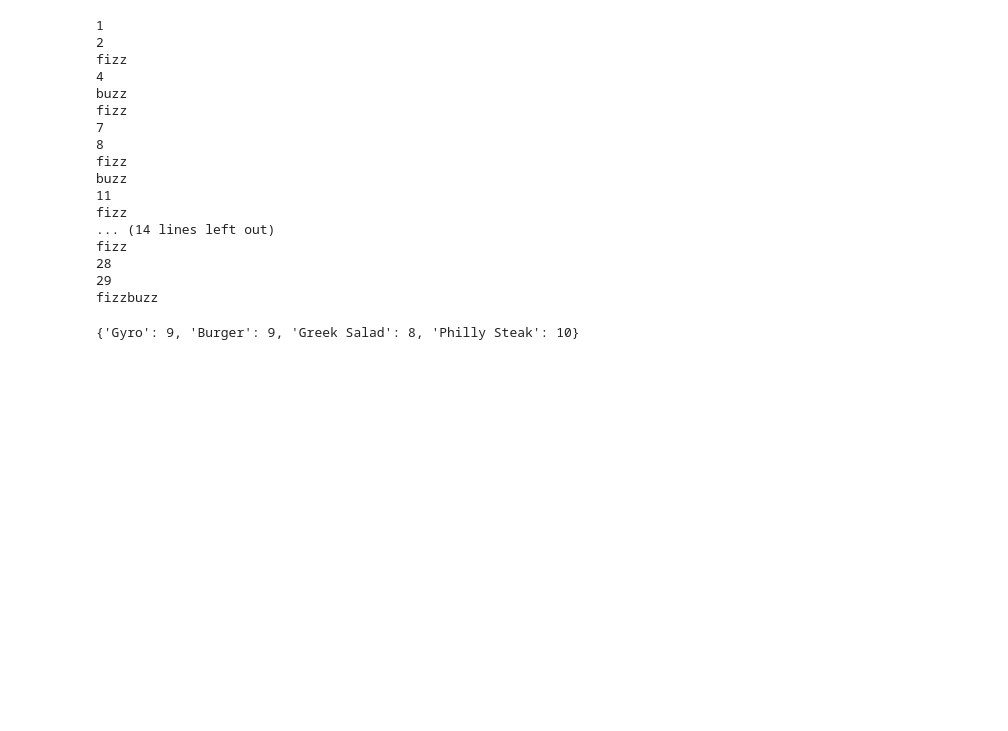
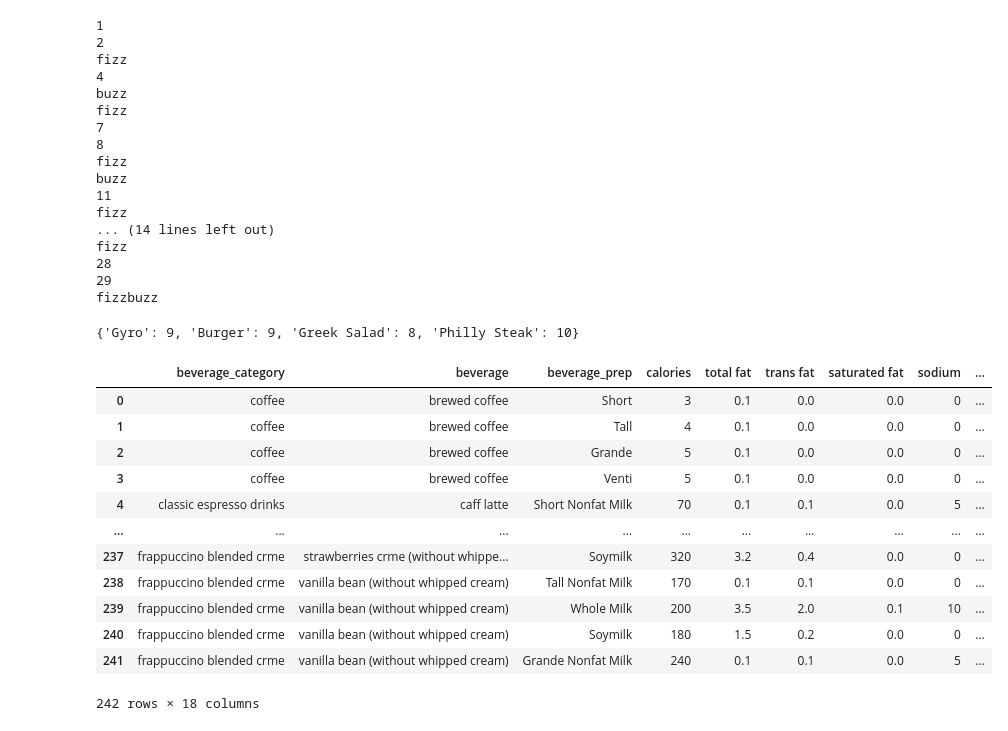
Before and after one commit to stevenhanwen/MDST-Onboarding, a Jupyter notebook: tutorial0/checkpoint0.ipynb, the cells around one changed output. Cells and saved outputs as stored; diff of their text form; code cells hidden in the pictures; blank space fills up the shorter version.

```diff
--- a/tutorial0/checkpoint0.ipynb
+++ b/tutorial0/checkpoint0.ipynb
@@ -106,7 +106,24 @@ print(menu_pricing)
 # %%
 # @@@ Question 8: load in the "starbucks.csv" dataset
 # refer to how we read the cereal.csv dataset in the tutorial
 
 import pandas as pd
+
+df = pd.read_csv("../data/starbucks.csv")
+df
+# %% [output]
+|  | beverage_category | beverage | beverage_prep | calories | total fat | trans fat | saturated fat | sodium | ... |
+| 0 | coffee | brewed coffee | Short | 3 | 0.1 | 0.0 | 0.0 | 0 | ... |
+| 1 | coffee | brewed coffee | Tall | 4 | 0.1 | 0.0 | 0.0 | 0 | ... |
+| 2 | coffee | brewed coffee | Grande | 5 | 0.1 | 0.0 | 0.0 | 0 | ... |
+| 3 | coffee | brewed coffee | Venti | 5 | 0.1 | 0.0 | 0.0 | 0 | ... |
+| 4 | classic espresso drinks | caff latte | Short Nonfat Milk | 70 | 0.1 | 0.1 | 0.0 | 5 | ... |
+| ... | ... | ... | ... | ... | ... | ... | ... | ... | ... |
+| 237 | frappuccino blended crme | strawberries crme (without whippe... | Soymilk | 320 | 3.2 | 0.4 | 0.0 | 0 | ... |
+| 238 | frappuccino blended crme | vanilla bean (without whipped cream) | Tall Nonfat Milk | 170 | 0.1 | 0.1 | 0.0 | 0 | ... |
+| 239 | frappuccino blended crme | vanilla bean (without whipped cream) | Whole Milk | 200 | 3.5 | 2.0 | 0.1 | 10 | ... |
+| 240 | frappuccino blended crme | vanilla bean (without whipped cream) | Soymilk | 180 | 1.5 | 0.2 | 0.0 | 0 | ... |
+| 241 | frappuccino blended crme | vanilla bean (without whipped cream) | Grande Nonfat Milk | 240 | 0.1 | 0.1 | 0.0 | 5 | ... |
+242 rows × 18 columns
 # %%
 # @@@ Question 9: select all rows with more than and including 400 calories
```
Also changed, not shown: parts of 6 cells of this notebook, 1 other file.
